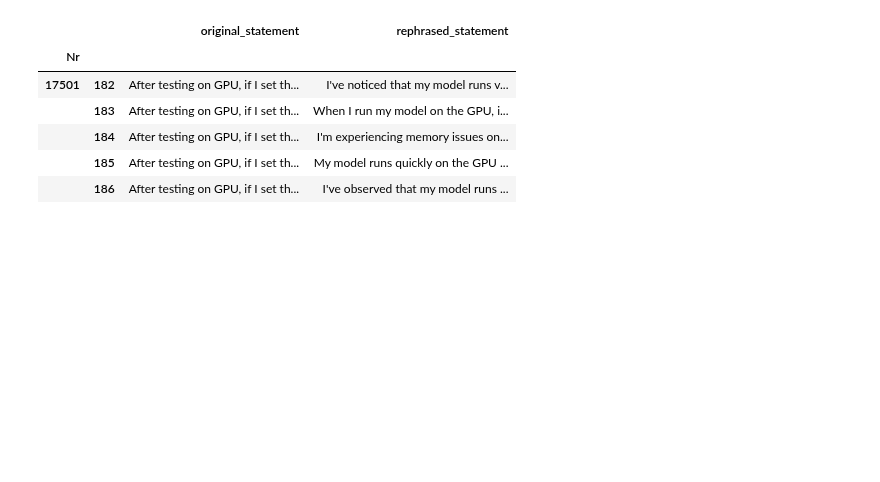
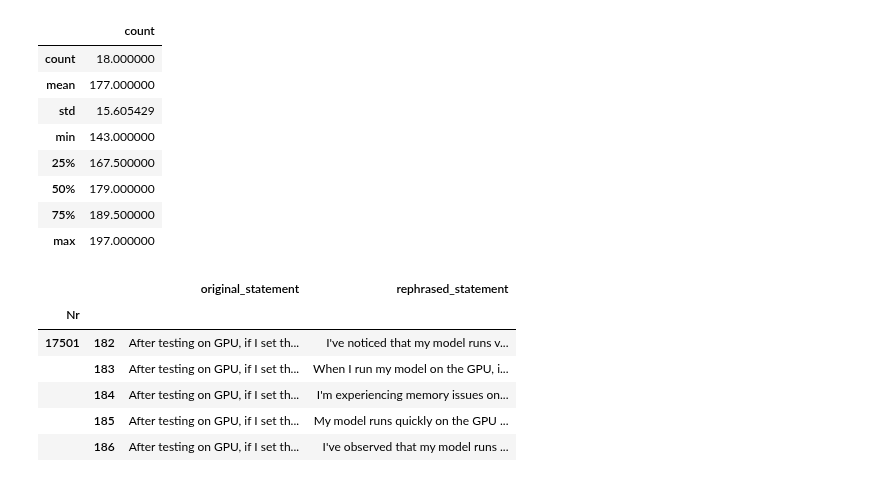
Before and after one commit to h4rz3rk4s3/geometry-of-ignorance, a Jupyter notebook: analyse_rephrased.ipynb, the cells around one changed output. Saved outputs shown, nothing was run; the diff lists cells and outputs as text; code cells hidden in the pictures; blank space fills up the shorter version.

```diff
--- a/analyse_rephrased.ipynb
+++ b/analyse_rephrased.ipynb
@@ -15,3 +16,17 @@ df_rephrased.head()
+# %%
+ground_truth_in_training_stats = df_rephrased.groupby(by="original_statement").agg(count=("rephrased_statement", "count"))
+
+ground_truth_in_training_stats.describe()
+# %% [output]
+|  | count |
+| count | 18.000000 |
+| mean | 177.000000 |
+| std | 15.605429 |
+| min | 143.000000 |
+| 25% | 167.500000 |
+| 50% | 179.000000 |
+| 75% | 189.500000 |
+| max | 197.000000 |
 # %%
 df_rephrased_grouped = df_rephrased.groupby(by="Nr", group_keys=True)[["original_statement", "rephrased_statement"]].apply(lambda x:x)
 # %%
```
Also changed, not shown: parts of 3 cells of this notebook, 36 other files.
